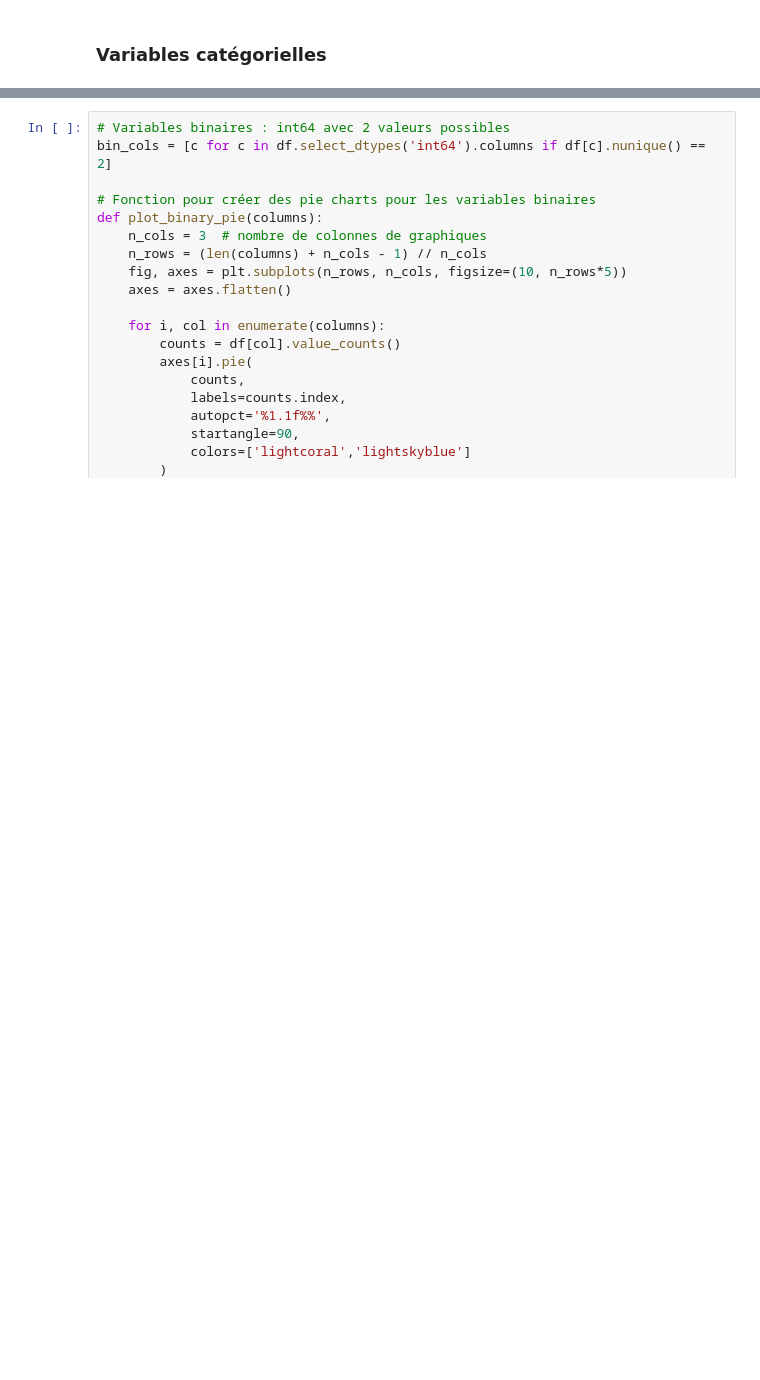
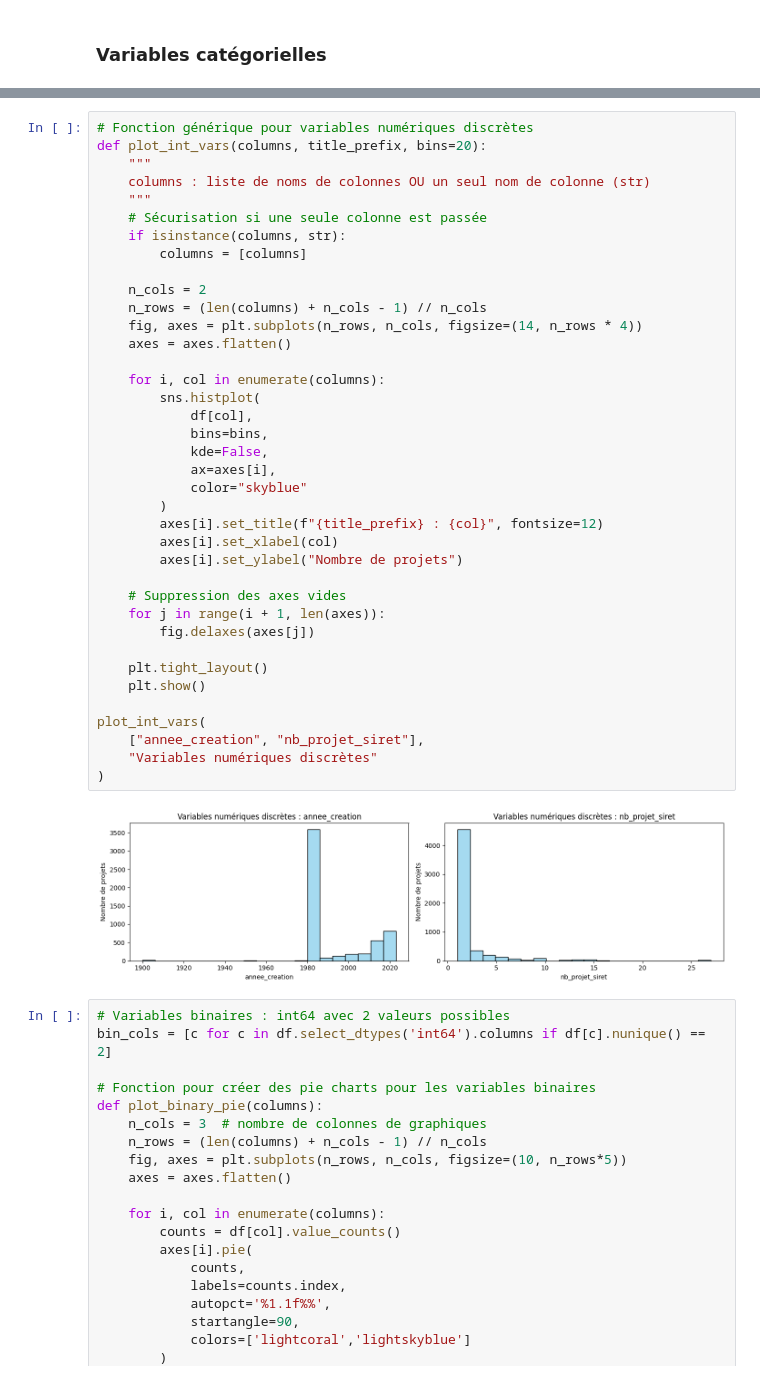
Before and after one commit to Isahrv/projet_methodes_agregations, a Jupyter notebook: code.ipynb, the cells around one changed output, grey strips where cells are left out. Drawn from its saved outputs; the diff is of its cells as text; blank space fills up the shorter version.

```diff
--- a/code.ipynb
+++ b/code.ipynb
@@ -625,3 +609,43 @@ if year_cols:
+# %%
+# Fonction générique pour variables numériques discrètes
+def plot_int_vars(columns, title_prefix, bins=20):
+    """
+    columns : liste de noms de colonnes OU un seul nom de colonne (str)
+    """
+    # Sécurisation si une seule colonne est passée
+    if isinstance(columns, str):
+        columns = [columns]
+
+    n_cols = 2
+    n_rows = (len(columns) + n_cols - 1) // n_cols
+    fig, axes = plt.subplots(n_rows, n_cols, figsize=(14, n_rows * 4))
+    axes = axes.flatten()
+
+    for i, col in enumerate(columns):
+        sns.histplot(
+            df[col],
+            bins=bins,
+            kde=False,
+            ax=axes[i],
+            color="skyblue"
+        )
+        axes[i].set_title(f"{title_prefix} : {col}", fontsize=12)
+        axes[i].set_xlabel(col)
+        axes[i].set_ylabel("Nombre de projets")
+
+    # Suppression des axes vides
+    for j in range(i + 1, len(axes)):
+        fig.delaxes(axes[j])
+
+    plt.tight_layout()
+    plt.show()
+
+plot_int_vars(
+    ["annee_creation", "nb_projet_siret"],
+    "Variables numériques discrètes"
+)
+# %% [output]
+[figure, added]
 # %%
 # Variables binaires : int64 avec 2 valeurs possibles
 bin_cols = [c for c in df.select_dtypes('int64').columns if df[c].nunique() == 2]
```
Also changed, not shown: parts of 13 cells of this notebook.
